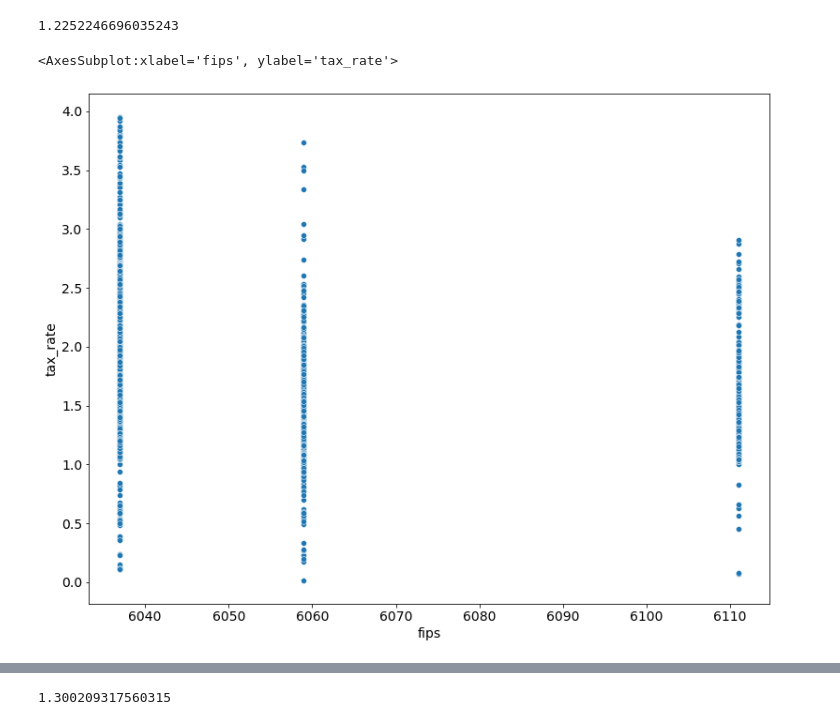
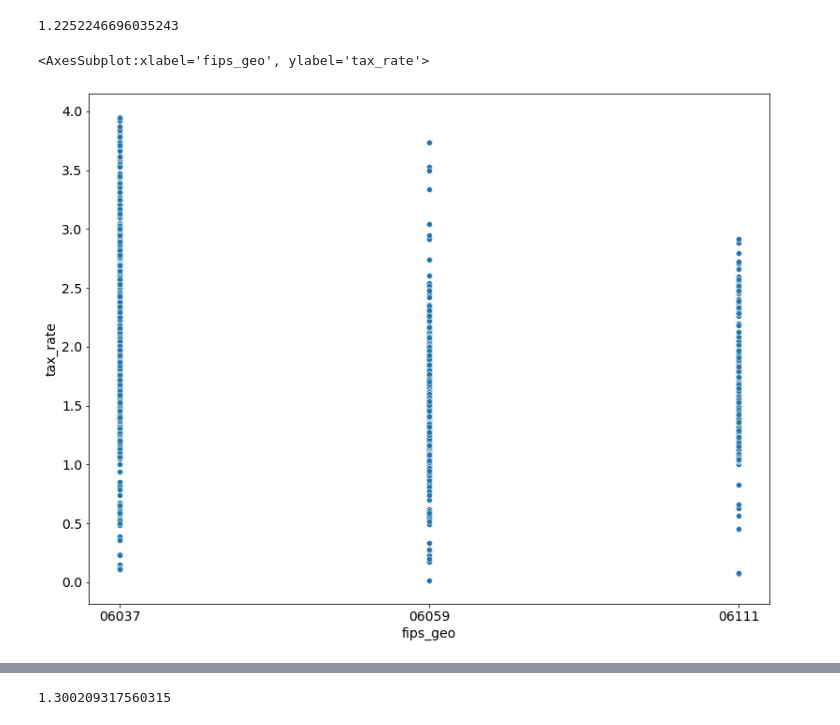
Before and after one commit to AAranda10/regression_project, a Jupyter notebook: explore.ipynb, the cells around one changed output, grey strips where cells are left out. Saved outputs shown, nothing was run; the diff lists cells and outputs as text; code cells hidden in the pictures.

Commit message:
final graphs and code

```diff
--- a/explore.ipynb
+++ b/explore.ipynb
@@ -410,8 +473,8 @@ tax_df.tax_rate.median()
 # %% [output]
 1.2252246696035243
 # %%
-sns.scatterplot(data = tax_df, y = 'tax_rate', x = 'fips')
+sns.scatterplot(data = tax_df, y = 'tax_rate', x = 'fips_geo')
 # plt.xlim(0, 5)
 # %% [output]
-<AxesSubplot:xlabel='fips', ylabel='tax_rate'>
+<AxesSubplot:xlabel='fips_geo', ylabel='tax_rate'>
-[figure, old version]
+[figure, new version]
```
Also changed, not shown: parts of 28 cells of this notebook.
